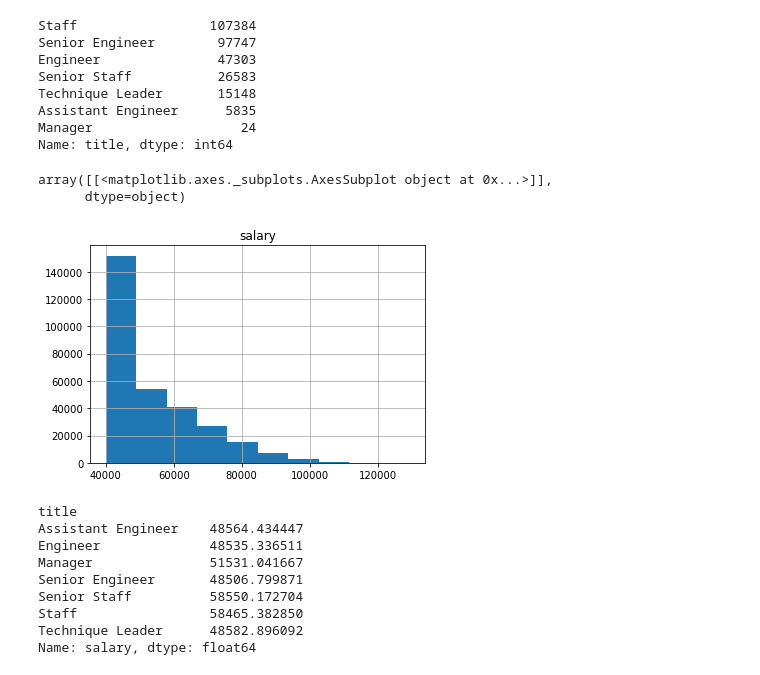
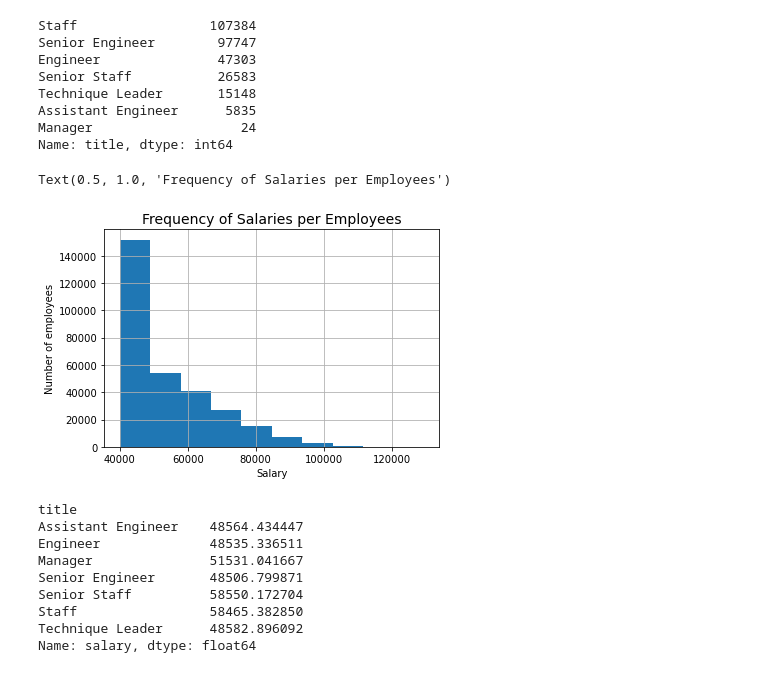
Before and after one commit to andresocorro/sql-challenge, a Jupyter notebook: bonus_sql.ipynb, the cells around one changed output. Saved outputs shown, nothing was run; the diff lists cells and outputs as text; code cells hidden in the pictures.

```diff
--- a/bonus_sql.ipynb
+++ b/bonus_sql.ipynb
@@ -42,12 +42,14 @@ Technique Leader       15148
 Assistant Engineer      5835
 Manager                   24
 Name: title, dtype: int64
-# %%
-joined_table.hist(column='salary')
-# %% [output]
-array([[<matplotlib.axes._subplots.AxesSubplot object at 0x...>]],
-      dtype=object)
-[figure, removed]
+# %%
+joined_table.hist(column='salary')
+plt.xlabel("Salary")
+plt.ylabel("Number of employees")
+plt.title("Frequency of Salaries per Employees",size=14)
+# %% [output]
+Text(0.5, 1.0, 'Frequency of Salaries per Employees')
+[figure, added]
 # %%
 groupedby_title = joined_table.groupby(["title"])["salary"].mean()
 groupedby_title
```
Also changed, not shown: parts of 2 cells of this notebook.
